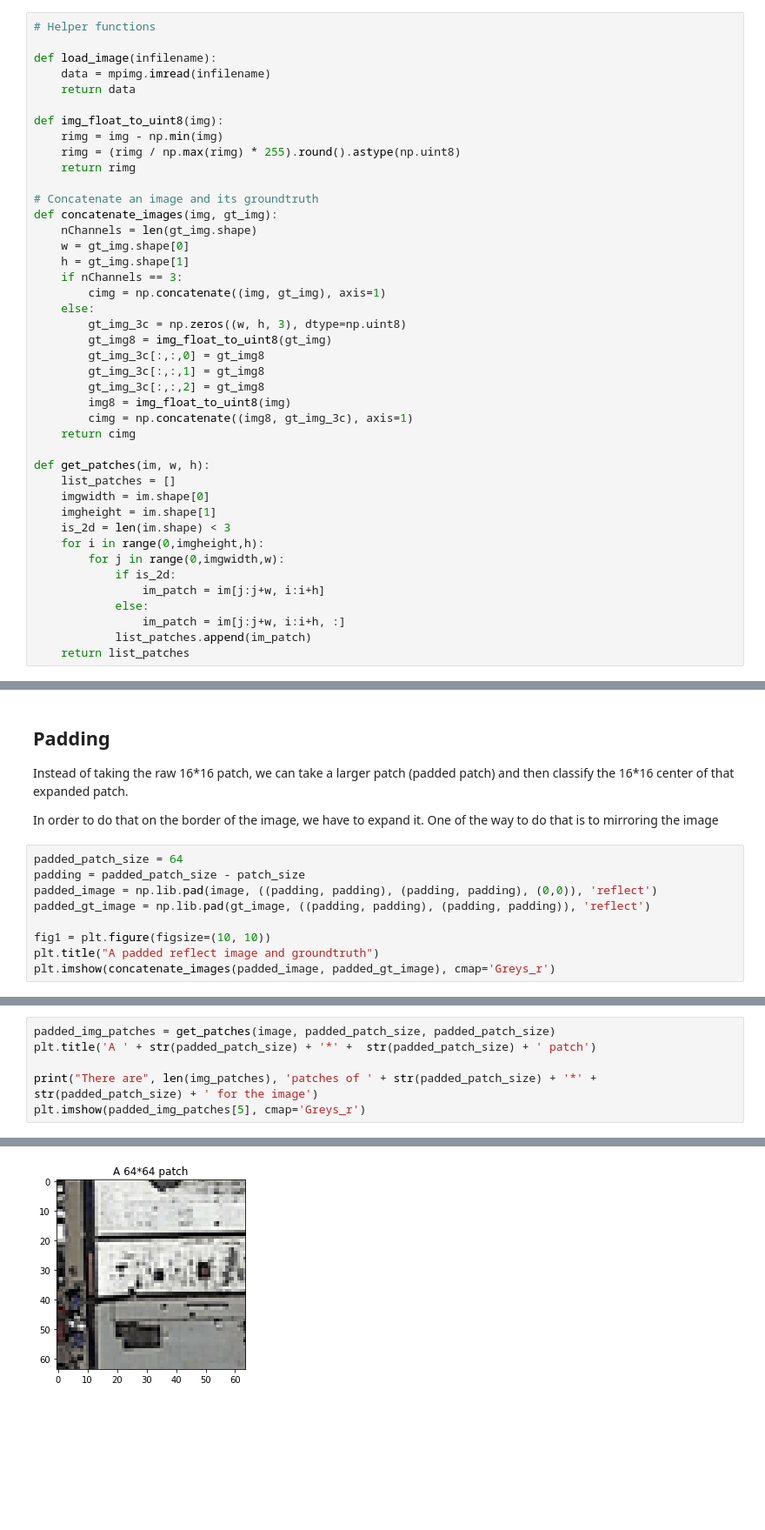
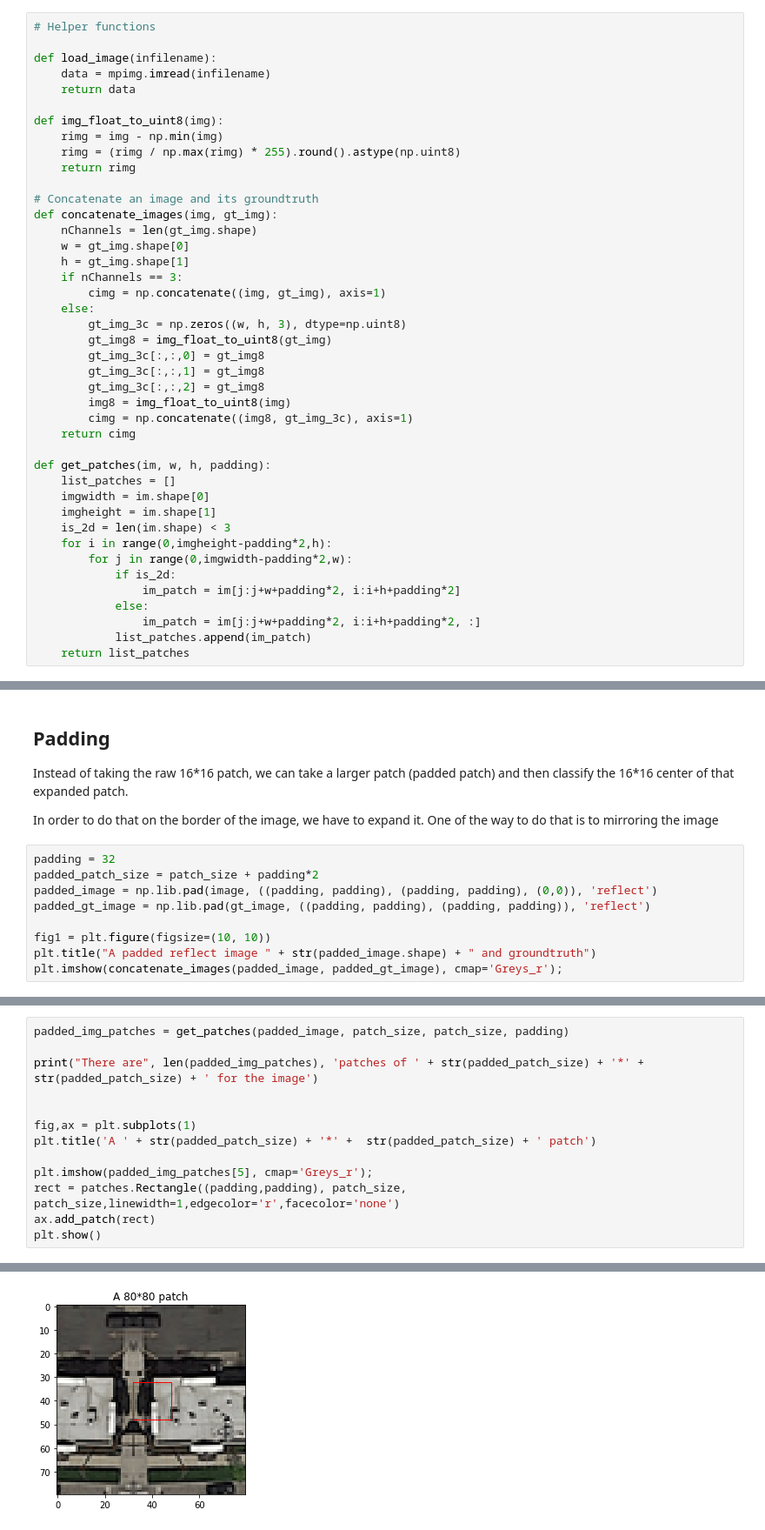
Before and after one commit to Coac/epfl-ml-projects, a Jupyter notebook: epfl-ml-project2/Victor.ipynb, the cells around one changed output, grey strips where cells are left out. Shown at 87% size. Saved outputs shown, nothing was run; the diff lists cells and outputs as text; blank space fills up the shorter version.

Commit message:
Fix patch with padding

```diff
--- a/epfl-ml-project2/Victor.ipynb
+++ b/epfl-ml-project2/Victor.ipynb
@@ -34,17 +35,17 @@ def concatenate_images(img, gt_img):
         cimg = np.concatenate((img8, gt_img_3c), axis=1)
     return cimg
 
-def get_patches(im, w, h):
+def get_patches(im, w, h, padding):
     list_patches = []
     imgwidth = im.shape[0]
     imgheight = im.shape[1]
     is_2d = len(im.shape) < 3
-    for i in range(0,imgheight,h):
-        for j in range(0,imgwidth,w):
+    for i in range(0,imgheight-padding*2,h):
+        for j in range(0,imgwidth-padding*2,w):
             if is_2d:
-                im_patch = im[j:j+w, i:i+h]
+                im_patch = im[j:j+w+padding*2, i:i+h+padding*2]
             else:
-                im_patch = im[j:j+w, i:i+h, :]
+                im_patch = im[j:j+w+padding*2, i:i+h+padding*2, :]
             list_patches.append(im_patch)
     return list_patches
 # %% [markdown]
@@ -113,12 +112,12 @@ Instead of taking the raw 16\*16 patch, we can take a larger patch (padded patch
 
 In order to do that on the border of the image, we have to expand it. One of the way to do that is to mirroring the image
 # %%
-padded_patch_size = 64
-padding = padded_patch_size - patch_size
+padding = 32
+padded_patch_size = patch_size + padding*2
 padded_image = np.lib.pad(image, ((padding, padding), (padding, padding), (0,0)), 'reflect')
 padded_gt_image = np.lib.pad(gt_image, ((padding, padding), (padding, padding)), 'reflect')
 
 fig1 = plt.figure(figsize=(10, 10))
-plt.title("A padded reflect image and groundtruth")
-plt.imshow(concatenate_images(padded_image, padded_gt_image), cmap='Greys_r')
+plt.title("A padded reflect image " + str(padded_image.shape) + " and groundtruth")
+plt.imshow(concatenate_images(padded_image, padded_gt_image), cmap='Greys_r');
 # %% [output]
@@ -127,7 +125,14 @@ plt.imshow(concatenate_images(padded_image, padded_gt_image), cmap='Greys_r')
 # %%
-padded_img_patches = get_patches(image, padded_patch_size, padded_patch_size)
+padded_img_patches = get_patches(padded_image, patch_size, patch_size, padding)
+
+print("There are", len(padded_img_patches), 'patches of ' + str(padded_patch_size) + '*' +  str(padded_patch_size) + ' for the image')
+
+
+fig,ax = plt.subplots(1)
 plt.title('A ' + str(padded_patch_size) + '*' +  str(padded_patch_size) + ' patch')
 
-print("There are", len(img_patches), 'patches of ' + str(padded_patch_size) + '*' +  str(padded_patch_size) + ' for the image')
-plt.imshow(padded_img_patches[5], cmap='Greys_r')
+plt.imshow(padded_img_patches[5], cmap='Greys_r');
+rect = patches.Rectangle((padding,padding), patch_size, patch_size,linewidth=1,edgecolor='r',facecolor='none')
+ax.add_patch(rect)
+plt.show()
 # %% [output]
@@ -136,2 +140,2 @@ There are 625 patches of 64*64 for the image
-[figure, old version]
+[figure, new version]
 # %% [markdown]
```
Also changed, not shown: parts of 9 cells of this notebook.
